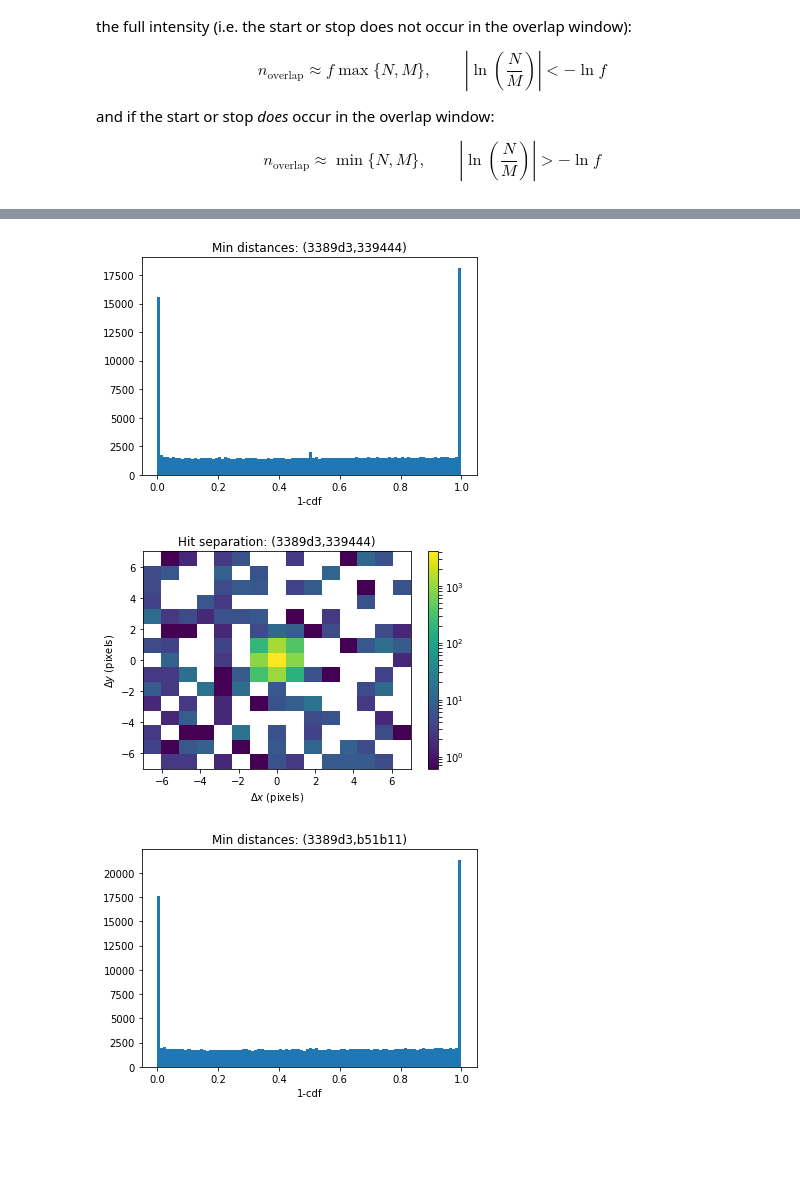
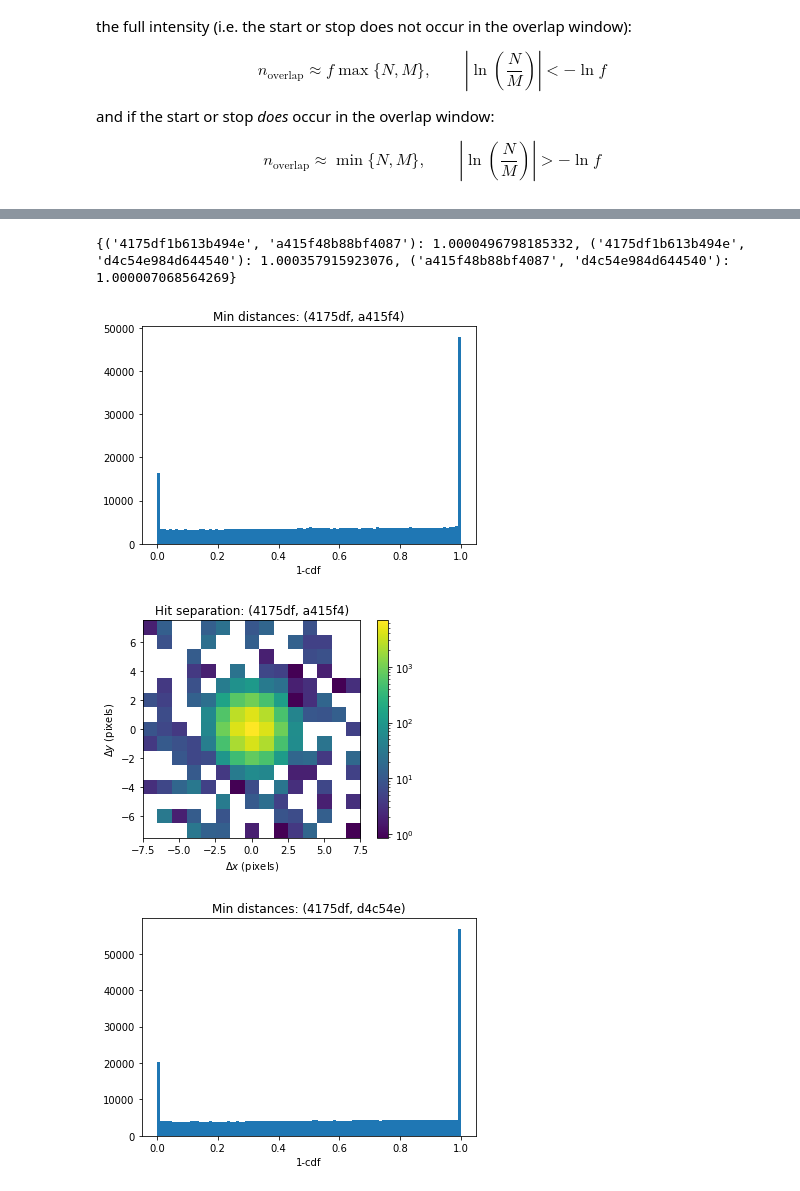
Before and after one commit to swaneyjr/crayscripts, a Jupyter notebook: beam_analysis.ipynb, the cells around one changed output, grey strips where cells are left out. Saved outputs shown, nothing was run; the diff lists cells and outputs as text; code cells hidden in the pictures; blank space fills up the shorter version.

Commit message:
First complete version of efficiency calculation

```diff
--- a/beam_analysis.ipynb
+++ b/beam_analysis.ipynb
@@ -865,7 +1107,7 @@ Finally, we do an optimization with all six parameters:
 def f_tot(x, p1, p2, spills):
     return 1 - score_spills(p1, p2, *spills, dx=x[0], dy=x[1], phi=x[2], \
                             ux=x[3], uxy=x[4], uy=x[5],
-                            nmax=5, alpha=0.03)
+                            nmax=15, alpha=0.05)
 
 alignments = {ROOT: (0,0,0,0,0,0)}
 
@@ -902,8 +1144,7 @@ np.set_printoptions(precision=4)
 for p in PHONE_LIST:
     print('{}:'.format(p))
     print("Measured: ", alignments[p])
-    align_truth = np.hstack([dxy_truth[p], dphi_truth[p], u_truth[p]])
-    print("Truth:", align_truth)
-    print("Diff:", alignments[p] - align_truth)
+    print("Truth:", align_truth[p])
+    print("Diff:", alignments[p] - align_truth[p])
     print()
 # %% [output]
@@ -1073,11 +1307,13 @@ for c in COMBINATIONS:
     for f in f_ij: f.close()
 # %%
 # first perform cut with only hits in intersecting region in lab space
+
+NOISE_INTERSECT = {}
 
 # get alignment params
 aligns = {}
 for p in PHONE_LIST:
-    f0 = spills[0].get_file(p, spills[0][p][0], filetype='corr')
+    f0 = Spill.get_file(p, spills[0][p][0], filetype='corr')
     aligns[p] = f0['align'].copy()
     f0.close()
 
@@ -1089,7 +1325,7 @@ for c in COMBINATIONS:
     for pi in c:
         for spl in spills:
             for t in spl[pi]:
-                fi = spl.get_file(pi, t, filetype='corr')
+                fi = Spill.get_file(pi, t, filetype='corr')
 
                 x_cut = fi['x']
                 y_cut = fi['y']
@@ -1107,7 +1343,7 @@ for c in COMBINATIONS:
                 x_coords = (x_cut - X_MIN[c]) / PIX_SIZE
                 y_coords = (y_cut - Y_MIN[c]) / PIX_SIZE
 
-                np.savez('{0}/{1}/{2}_p{3}_t{4}_{1}.npz'.format(DIR, subdir, PREFIX, pi, t), \
+                np.savez('{}/{}/{}_p{}_t{}.npz'.format(DIR, subdir, PREFIX, pi, t), \
                      x=x_coords, y=y_coords, align=aligns[p])
                 fi.close()
 # %% [markdown]
@@ -1151,3 +1424,23 @@ A_eff = 10063599.12138134
+# %%
+# now adjust for efficiency differences
+
+TOTAL_HITS = {}
+
+for c in COMBINATIONS:
+    for p in c: TOTAL_HITS[(c, p)] = 0
+
+    for spl in spills:
+        for p in c:
+            for t in spl[p]:
+                f = Spill.get_file(p, t, filetype='_'.join(map(lambda pi: str(pi)[:6], np.sort(c))))
+
+                TOTAL_HITS[(c, p)] += f.f.x.size - NOISE_INTERSECT[(c, p)].sum()
+
+                f.close()
+
+print({c: TOTAL_HITS[(c,c[0])] / TOTAL_HITS[(c, c[1])] for c in COMBINATIONS})
+# %% [output]
+{('4175df1b613b494e', 'a415f48b88bf4087'): 1.0000496798185332, ('4175df1b613b494e', 'd4c54e984d644540'): 1.000357915923076, ('a415f48b88bf4087', 'd4c54e984d644540'): 1.000007068564269}
 # %%
 # at this point, we can measure the distribution of distances between hits
 xy_hists = {}
@@ -1163,7 +1456,7 @@ for c in COMBINATIONS:
 
     for spl in spills[:10]:
         for phones, times, overlap in gen_overlaps(spl, c):
-            f_ij = [spl.get_file(p, t, filetype='_'.join(map(lambda p: str(p)[:6], np.sort(phones)))) \
+            f_ij = [Spill.get_file(p, t, filetype='_'.join(map(lambda p: str(p)[:6], np.sort(phones)))) \
                  for p, t in zip(phones, times)]
 
             x1 = f_ij[0]['x']
@@ -1191,37 +1484,37 @@ for c in COMBINATIONS:
                 group2 = ((x2_cells == i) | (x2_cells == i+1)) & ((y2_cells == j) | (y2_cells == j+1))
                 if not group2.sum():
                     continue
 
                 rsquared_min = np.amin((x1[group1] - x2[group2].reshape(-1,1))**2 \
                                        + (y1[group1] - y2[group2].reshape(-1,1))**2, axis=0)
 
                 density = group2.sum() / (4 * divx * divy)
                 survival = np.exp(-rsquared_min * np.pi * density)
 
                 survival_tot += np.histogram(survival, bins=survival_size)[0]
 
                 xy_vals = np.dstack([x1[group1] - x2[group2].reshape(-1,1), \
                                      y1[group1] - y2[group2].reshape(-1,1)]).reshape(-1, 2).transpose()
 
                 xy_hists[c] += np.histogram2d(xy_vals[0], xy_vals[1], \
                                 bins=(np.arange(-xy_r-0.5, xy_r + 1.5), np.arange(-xy_r - 0.5, xy_r + 1.5)))[0]
 
-            xy_hists[c] -= x1.size * x2.size * beam_profile_corr[c]
+            xy_hists[c] -= x1.size * x2.size * BEAM_PROFILE_CORR[c]
 
-    plt.title('Min distances: ({},{})'.format(c[0][:6], c[1][:6]))
+    plt.title('Min distances: ({}, {})'.format(c[0][:6], c[1][:6]))
     plt.xlabel('1-cdf')
     plt.hist(np.linspace(0, 1, survival_tot.size), weights=survival_tot, bins=survival_tot.size)
     plt.show()
 
     xx, yy = np.meshgrid(np.arange(-xy_r, xy_r + 1), np.arange(-xy_r, xy_r+1))
-    plt.title('Hit separation: ({},{})'.format(c[0][:6], c[1][:6]))
+    plt.title('Hit separation: ({}, {})'.format(c[0][:6], c[1][:6]))
     plt.xlabel(r'$\Delta x$ (pixels)')
     plt.ylabel(r'$\Delta y$ (pixels)')
 
-    plt.hist2d(xx.flatten(), yy.flatten(), weights=xy_hists[c].flatten(), bins=xy_hists[c].shape, norm=LogNorm())
+    plt.imshow(xy_hists[c], extent=[-xy_r-0.5, xy_r+0.5, -xy_r-0.5, xy_r+0.5], norm=LogNorm())
     plt.colorbar()
     plt.show()
 # %% [output]
-[figure, old version]
+[figure, new version]
-[figure, old version]
+[figure, new version]
-[figure, old version]
+[figure, new version]
```
Also changed, not shown: parts of 50 cells of this notebook.
